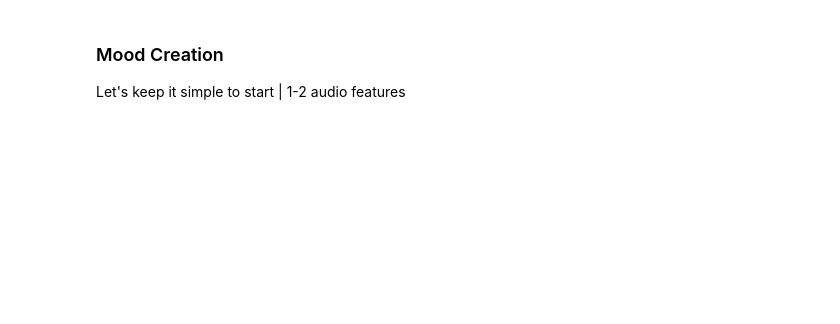
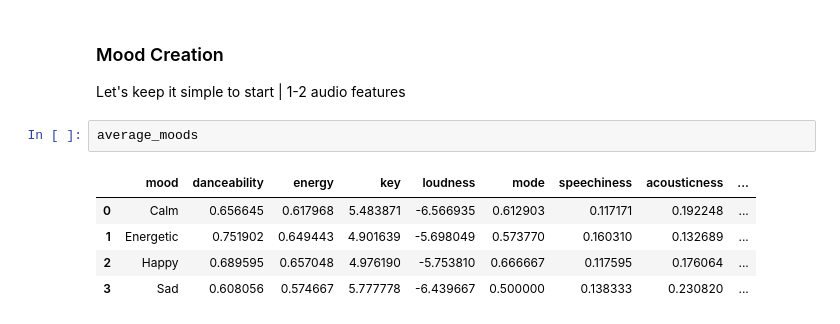
Before and after one commit to stuartwaller/Better_Spotify_DJ, a Jupyter notebook: moods.ipynb, the cells around one changed output. Cells and saved outputs as stored; diff of their text form; blank space fills up the shorter version.

```diff
--- a/moods.ipynb
+++ b/moods.ipynb
@@ -184,3 +157,11 @@ plt.show()
 ### Mood Creation
 
 Let's keep it simple to start | 1-2 audio features
+# %%
+average_moods
+# %% [output]
+|  | mood | danceability | energy | key | loudness | mode | speechiness | acousticness | ... |
+| 0 | Calm | 0.656645 | 0.617968 | 5.483871 | -6.566935 | 0.612903 | 0.117171 | 0.192248 | ... |
+| 1 | Energetic | 0.751902 | 0.649443 | 4.901639 | -5.698049 | 0.573770 | 0.160310 | 0.132689 | ... |
+| 2 | Happy | 0.689595 | 0.657048 | 4.976190 | -5.753810 | 0.666667 | 0.117595 | 0.176064 | ... |
+| 3 | Sad | 0.608056 | 0.574667 | 5.777778 | -6.439667 | 0.500000 | 0.138333 | 0.230820 | ... |
```
Also changed, not shown: parts of 10 cells of this notebook, 2 other files.
